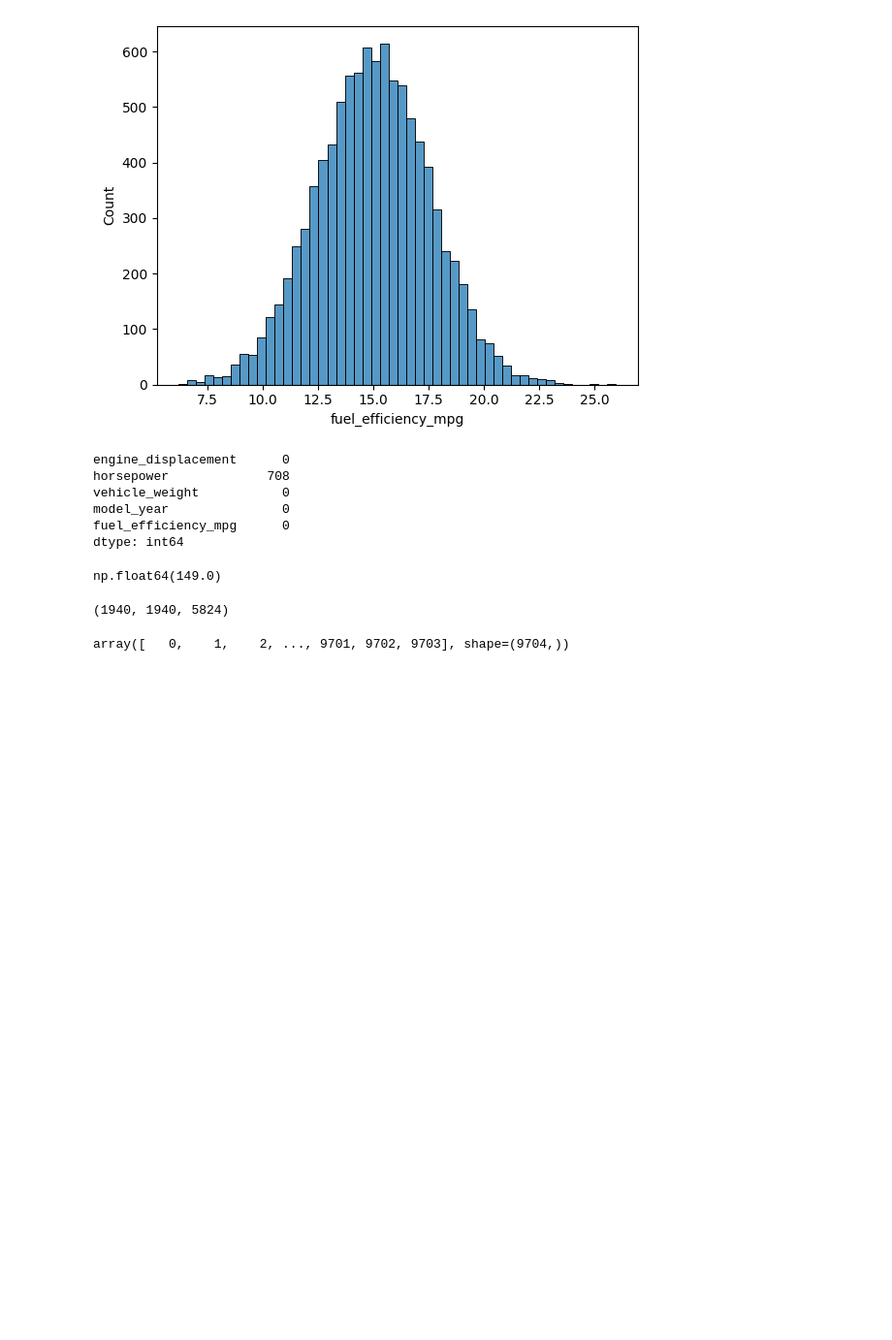
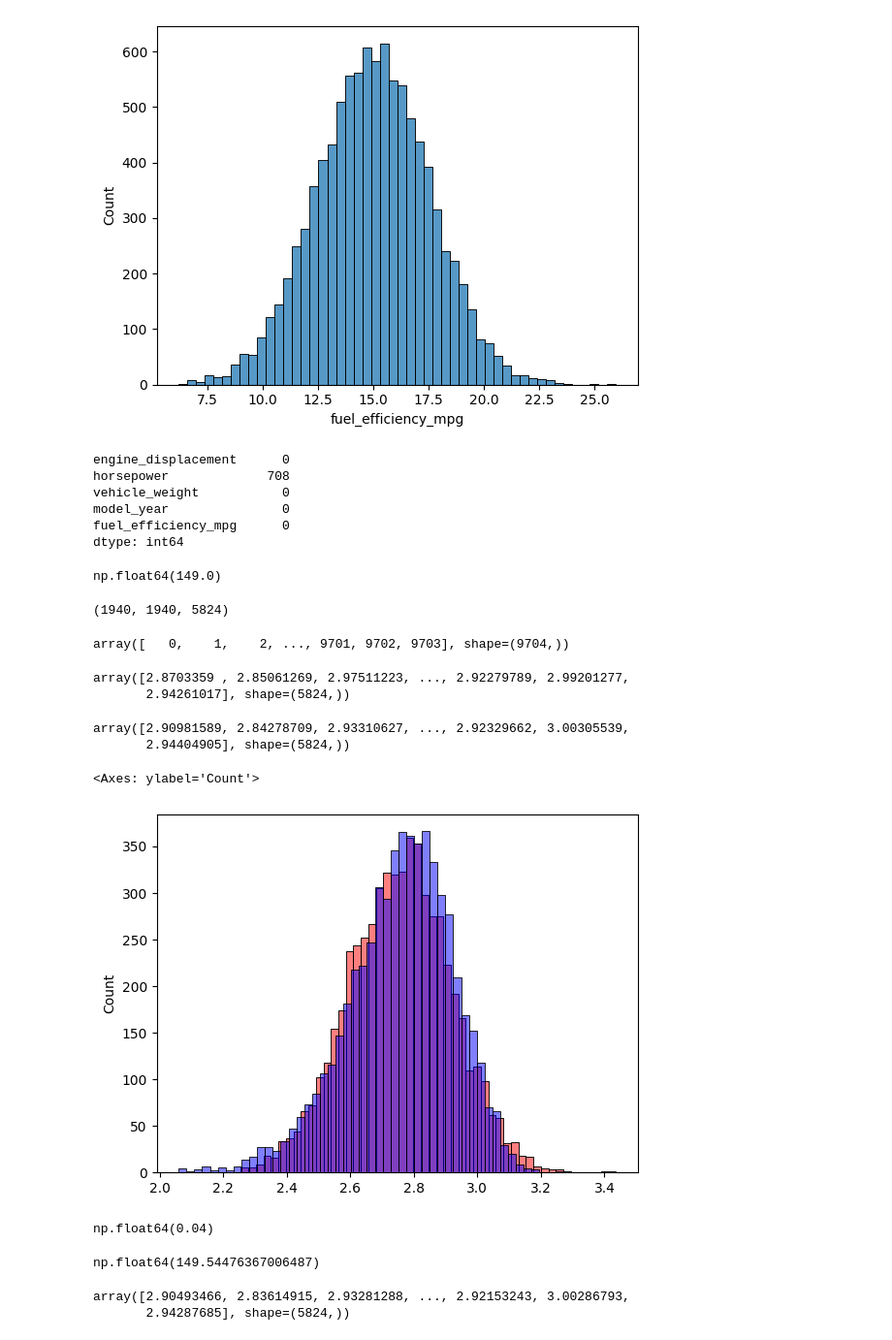
Before and after one commit to Anandaganesh/machine-learning-zoomcamp-homework, a Jupyter notebook: 02-regression/02homework.ipynb, the cells around one changed output. Shown at 97% size. Cells and saved outputs as stored; diff of their text form; code cells hidden in the pictures; blank space fills up the shorter version.

```diff
--- a/02-regression/02homework.ipynb
+++ b/02-regression/02homework.ipynb
@@ -95,3 +95,17 @@ np.random.shuffle(idx)
 df_train = df.iloc[idx[:n_train]]
 df_val = df.iloc[idx[n_train:n_train + n_val]]
 df_test = df.iloc[idx[n_train + n_val:]]
+# %%
+#reset the index - we do not need to know the original index value
+df_train = df_train.reset_index(drop=True)
+df_val = df_val.reset_index(drop=True)
+df_test = df_test.reset_index(drop=True)
+# %%
+y_train = np.log1p(df_train.fuel_efficiency_mpg.values)
+y_val = np.log1p(df_val.fuel_efficiency_mpg.values)
+y_test = np.log1p(df_test.fuel_efficiency_mpg.values)
+# %%
+y_train
+# %% [output]
+array([2.8703359 , 2.85061269, 2.97511223, ..., 2.92279789, 2.99201277,
+       2.94261017], shape=(5824,))
@@ -97,0 +117,31 @@ df_test = df.iloc[idx[n_train + n_val:]]
+# %%
+# Question 3
+def train_linear_regression(X, y):
+    ones = np.ones(X.shape[0])
+    X = np.column_stack([ones, X])
+
+    XTX = X.T.dot(X)
+    XTX_inv = np.linalg.inv(XTX)
+    w_full = XTX_inv.dot(X.T).dot(y)
+
+    return w_full[0], w_full[1:]
+# %%
+# option1: fillna it with 0
+base = ['engine_displacement', 'horsepower', 'vehicle_weight', 'model_year']
+
+X_train_0 = df_train[base].fillna(0).values
+
+w0, w = train_linear_regression(X_train_0, y_train)
+
+y_pred = w0 + X_train_0.dot(w)
+# %%
+y_pred
+# %% [output]
+array([2.90981589, 2.84278709, 2.93310627, ..., 2.92329662, 3.00305539,
+       2.94404905], shape=(5824,))
+# %%
+sns.histplot(y_pred, color='red', alpha=0.5, bins=50)
+sns.histplot(y_train, color='blue', alpha=0.5, bins=50)
+# %% [output]
+<Axes: ylabel='Count'>
+[figure, added]
@@ -97,0 +159,8 @@ df_test = df.iloc[idx[n_train + n_val:]]
+# %%
+# RMSE with 0
+X_val = prepare_X(df_val)
+y_pred = w0 + X_val.dot(w)
+rmse_0 = rmse(y_val, y_pred).round(2)
+rmse_0
+# %% [output]
+np.float64(0.04)
@@ -97,0 +178,4 @@ df_test = df.iloc[idx[n_train + n_val:]]
+# %%
+mean
+# %% [output]
+np.float64(149.54476367006487)
@@ -97,0 +188,5 @@ df_test = df.iloc[idx[n_train + n_val:]]
+# %%
+y_pred
+# %% [output]
+array([2.90493466, 2.83614915, 2.93281288, ..., 2.92153243, 3.00286793,
+       2.94287685], shape=(5824,))
```
Also changed, not shown: parts of 11 cells of this notebook.
